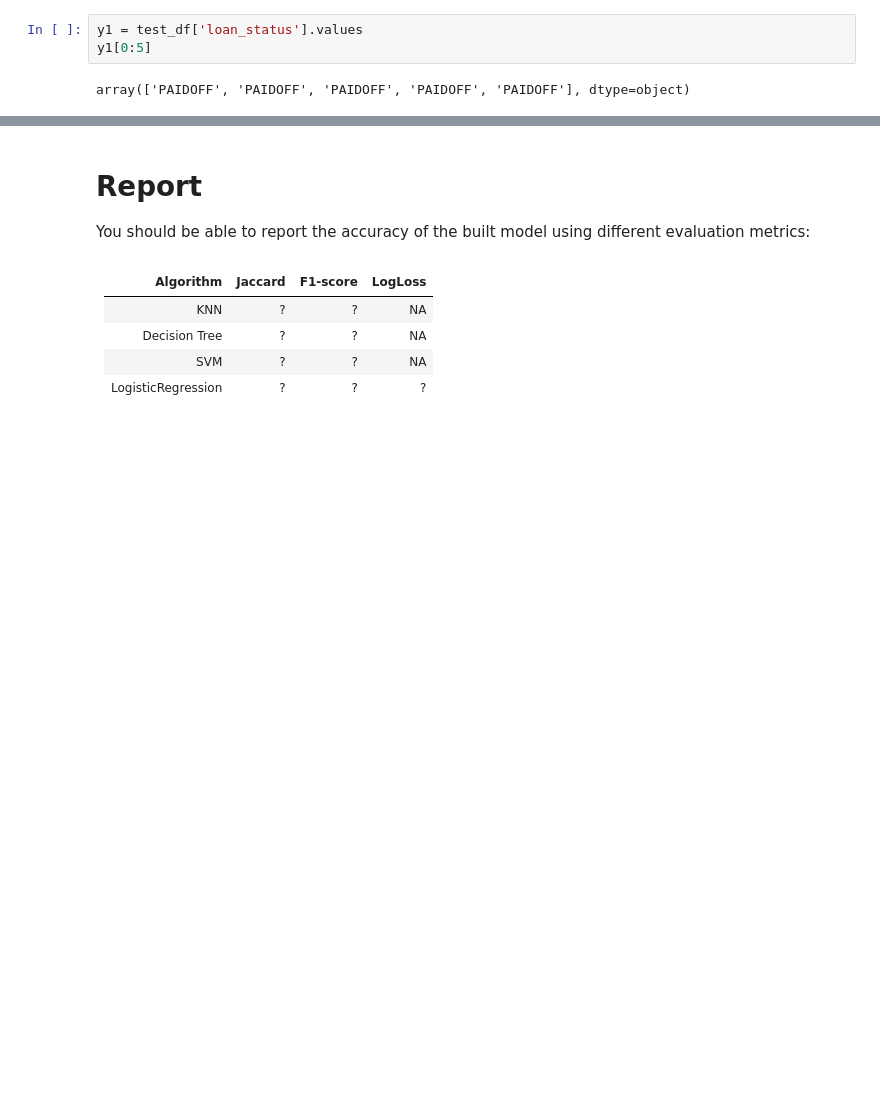
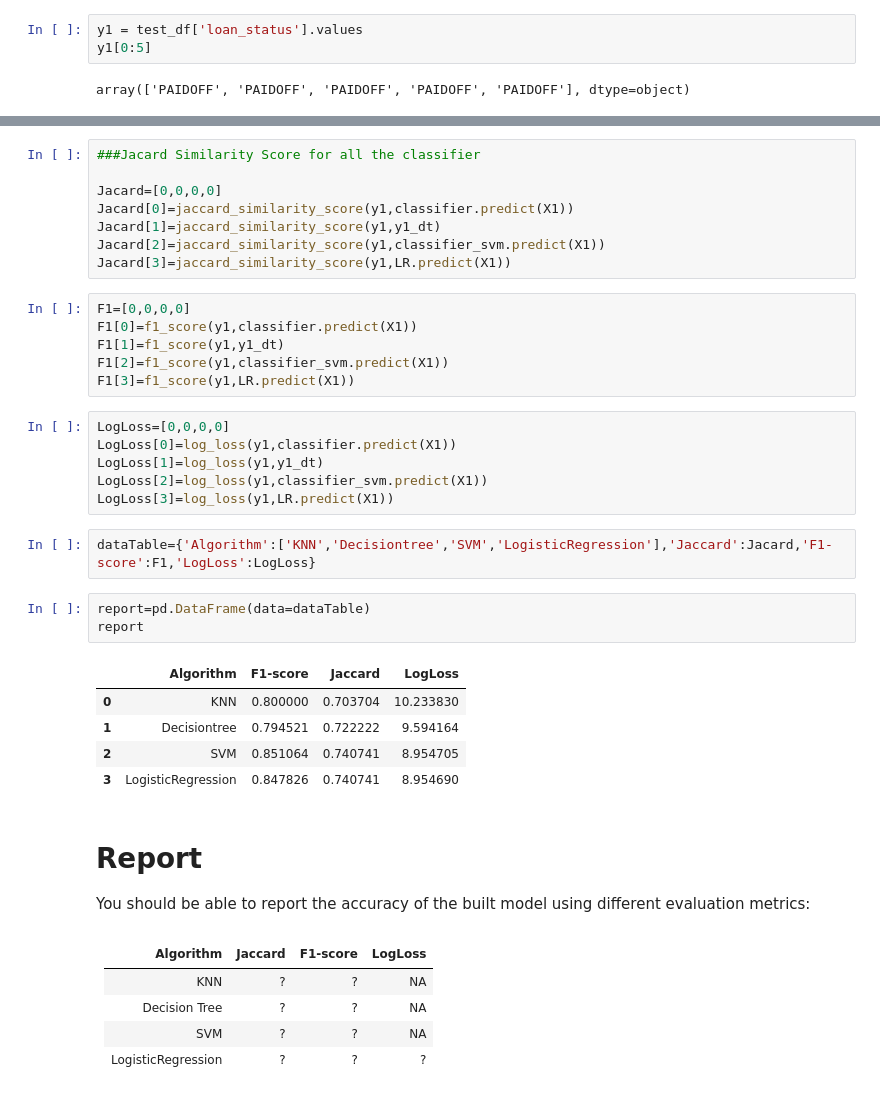
Before and after one commit to wilfy9249/coursera-ML-python-project, a Jupyter notebook: Ml with python.ipynb, the cells around one changed output, grey strips where cells are left out. Cells and saved outputs as stored; diff of their text form; blank space fills up the shorter version.

```diff
--- a/Ml with python.ipynb
+++ b/Ml with python.ipynb
@@ -652,3 +573,34 @@ array([[ 0.45560894,  0.54439106],
+# %%
+###Jacard Similarity Score for all the classifier
+
+Jacard=[0,0,0,0]
+Jacard[0]=jaccard_similarity_score(y1,classifier.predict(X1))
+Jacard[1]=jaccard_similarity_score(y1,y1_dt)
+Jacard[2]=jaccard_similarity_score(y1,classifier_svm.predict(X1))
+Jacard[3]=jaccard_similarity_score(y1,LR.predict(X1))
+# %%
+F1=[0,0,0,0]
+F1[0]=f1_score(y1,classifier.predict(X1))
+F1[1]=f1_score(y1,y1_dt)
+F1[2]=f1_score(y1,classifier_svm.predict(X1))
+F1[3]=f1_score(y1,LR.predict(X1))
+# %%
+LogLoss=[0,0,0,0]
+LogLoss[0]=log_loss(y1,classifier.predict(X1))
+LogLoss[1]=log_loss(y1,y1_dt)
+LogLoss[2]=log_loss(y1,classifier_svm.predict(X1))
+LogLoss[3]=log_loss(y1,LR.predict(X1))
+# %%
+dataTable={'Algorithm':['KNN','Decisiontree','SVM','LogisticRegression'],'Jaccard':Jacard,'F1-score':F1,'LogLoss':LogLoss}
+# %%
+report=pd.DataFrame(data=dataTable)
+report
+# %% [output]
+|  | Algorithm | F1-score | Jaccard | LogLoss |
+| 0 | KNN | 0.800000 | 0.703704 | 10.233830 |
+| 1 | Decisiontree | 0.794521 | 0.722222 | 9.594164 |
+| 2 | SVM | 0.851064 | 0.740741 | 8.954705 |
+| 3 | LogisticRegression | 0.847826 | 0.740741 | 8.954690 |
 # %% [markdown]
 # Report
 You should be able to report the accuracy of the built model using different evaluation metrics:
```
Also changed, not shown: parts of 43 cells of this notebook.
